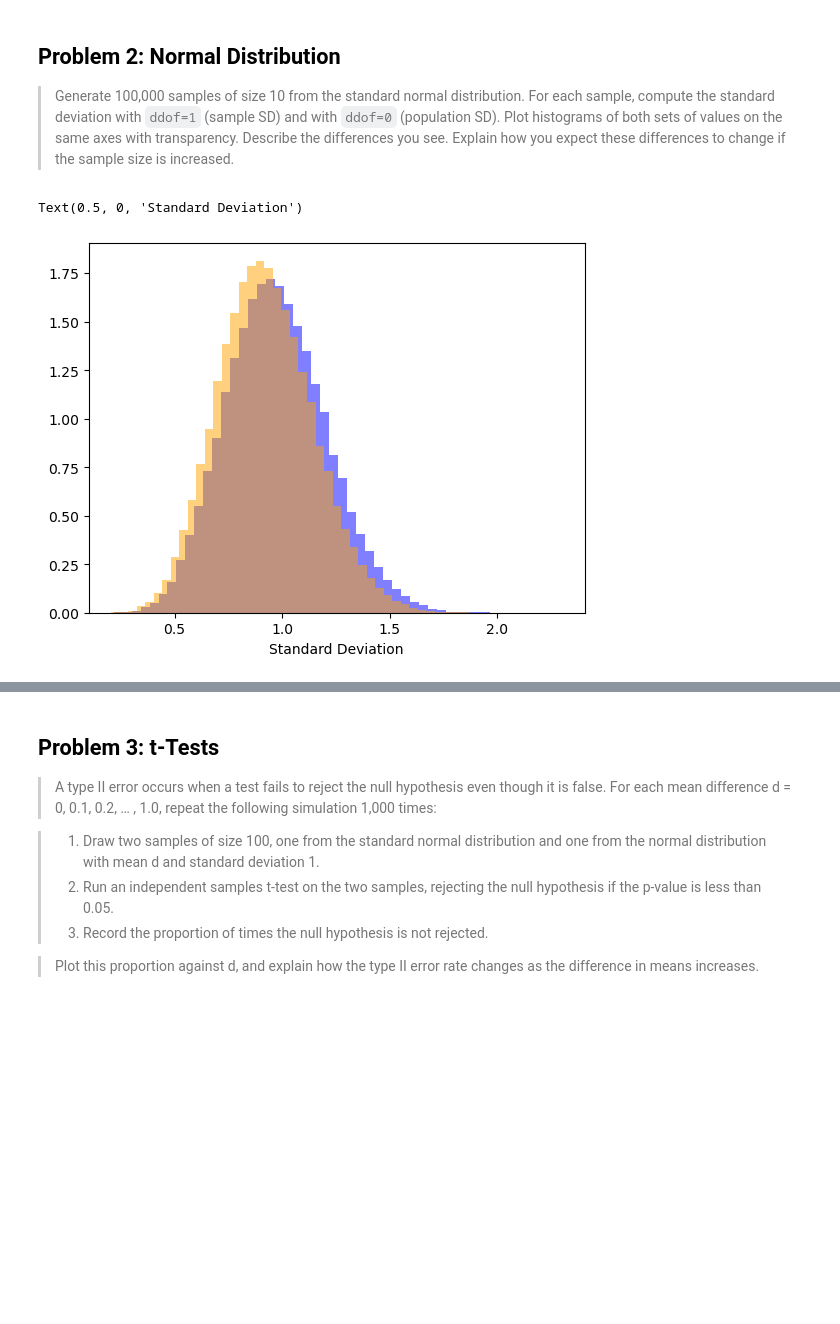
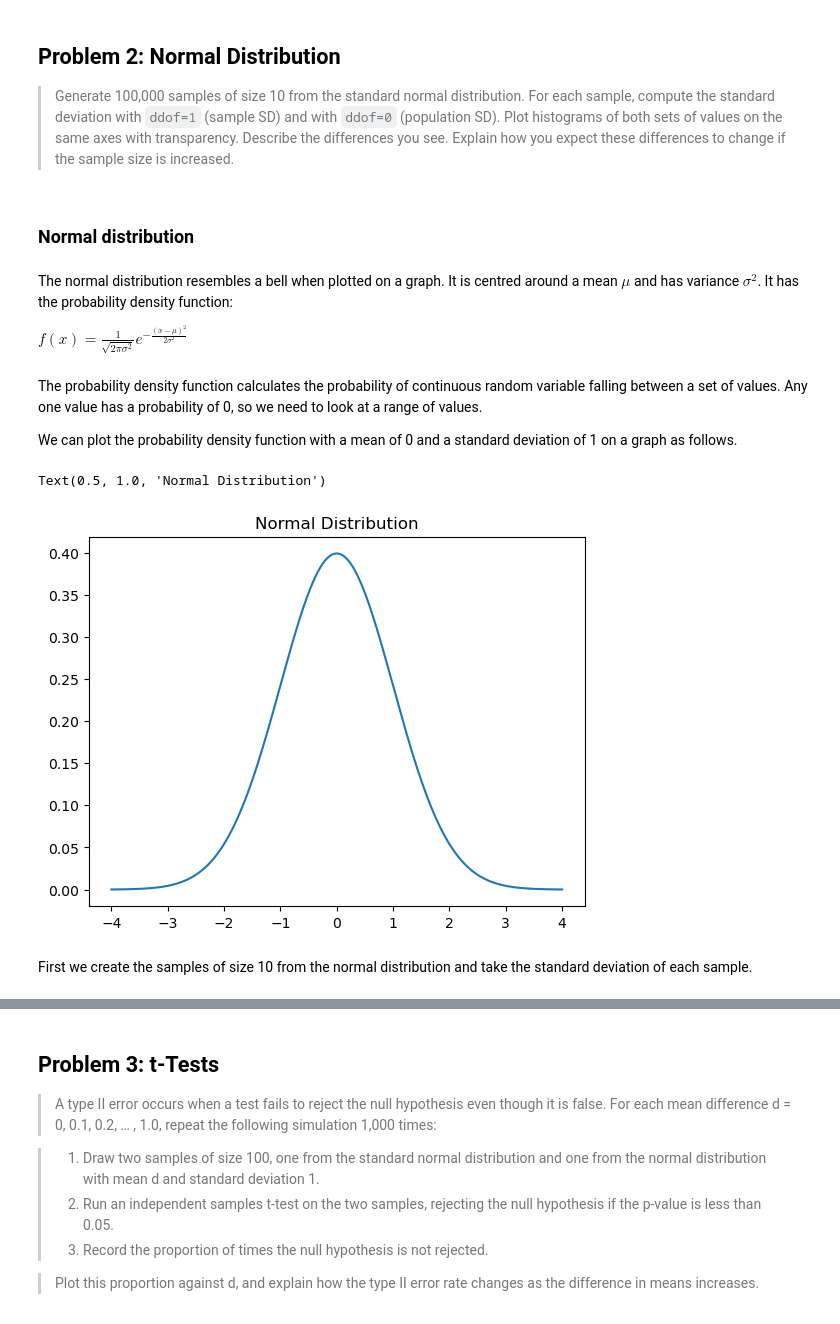
Before and after one commit to CeamanCollins/applied-statistics-assessment, a Jupyter notebook: problems.ipynb, the cells around one changed output, grey strips where cells are left out. Cells and saved outputs as stored; diff of their text form; code cells hidden in the pictures; blank space fills up the shorter version.

```diff
--- a/problems.ipynb
+++ b/problems.ipynb
@@ -242,6 +225,36 @@ In the original experiment, there were only 8 cups to choose from, so the probab
 ## Problem 2: Normal Distribution
 
 > Generate 100,000 samples of size 10 from the standard normal distribution. For each sample, compute the standard deviation with `ddof=1` (sample SD) and with `ddof=0` (population SD). Plot histograms of both sets of values on the same axes with transparency. Describe the differences you see. Explain how you expect these differences to change if the sample size is increased.
+# %% [markdown]
+### Normal distribution
+# %% [markdown]
+The normal distribution resembles a bell when plotted on a graph. It is centred around a mean $\mu$ and has variance $\sigma^2$. It has the probability density function:
+
+${\displaystyle f(x)={\frac {1}{\sqrt {2\pi \sigma ^{2}}}}e^{-{\frac {(x-\mu )^{2}}{2\sigma ^{2}}}}\,}$
+# %%
+def f(x, mu=0, sigma=1):
+    """Probability density function of a normal distribution."""
+    coefficient = 1 / (sigma * np.sqrt(2 * np.pi))
+    exponent = np.exp(-0.5 * ((x - mu) / sigma) ** 2)
+    return coefficient * exponent
+# %% [markdown]
+The probability density function calculates the probability of continuous random variable falling between a set of values. Any one value has a probability of 0, so we need to look at a range of values.
+
+We can plot the probability density function with a mean of 0 and a standard deviation of 1 on a graph as follows.
+# %%
+# Creating an array of 1001 x values from -4 to 4.
+x = np.linspace(-4, 4, 1001)
+# Calculating the corresponding y values using the probability density function.
+y = f(x)
+
+# Plotting the normal distribution.
+plt.plot(x, y, label='Normal Distribution (μ=0, σ=1)')
+plt.title('Normal Distribution')
+# %% [output]
+Text(0.5, 1.0, 'Normal Distribution')
+[figure, added]
+# %% [markdown]
+First we create the samples of size 10 from the normal distribution and take the standard deviation of each sample.
 # %%
 stds_sample = []
 stds_population = []
@@ -250,11 +263,3 @@ for n in range(100000):
     array = np.random.normal(size=10, loc=0.0, scale=1.0)
     stds_sample.append(array.std(ddof=1))
     stds_population.append(array.std(ddof=0))
-
-fig, ax = plt.subplots()
-ax.hist(stds_sample, bins=50, alpha=0.5, label='Sample Std Dev (ddof=1)', color='blue', density=True)
-ax.hist(stds_population, bins=50, alpha=0.5, label='Population Std Dev (ddof=0)', color='orange', density=True)
-ax.set_xlabel('Standard Deviation')
-# %% [output]
-Text(0.5, 0, 'Standard Deviation')
-[figure, removed]
```
Also changed, not shown: parts of 6 cells of this notebook.
